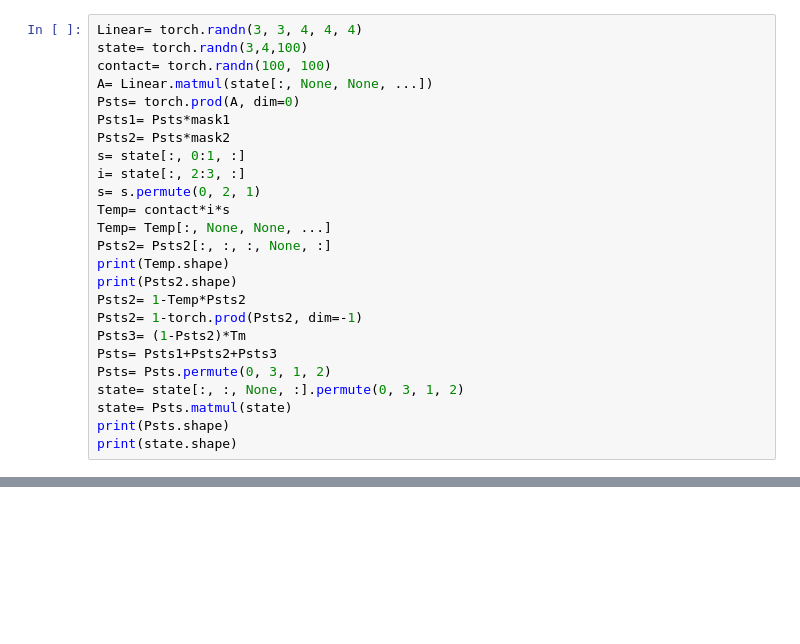
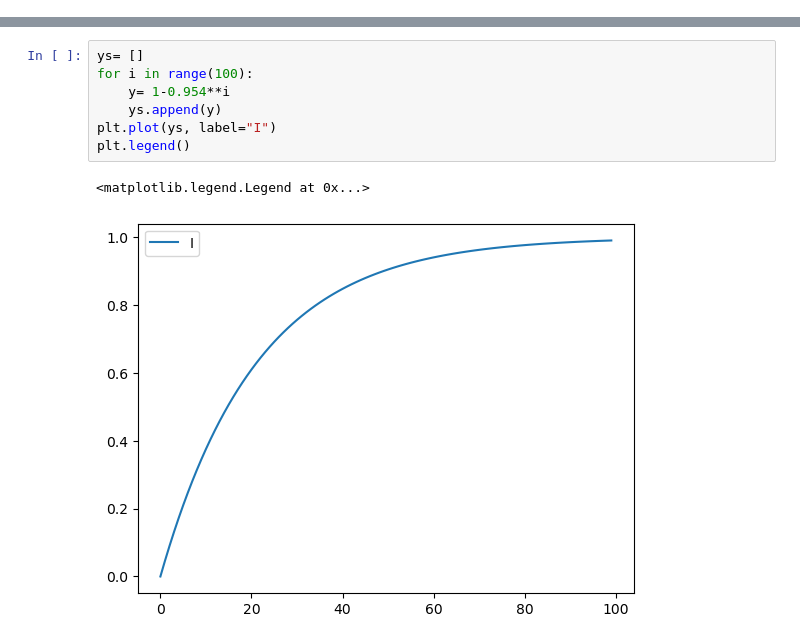
Before and after one commit to bizhili/Epi_fit, a Jupyter notebook: 10_1_epis_fit/script/test31.ipynb, the cells around one changed output, grey strips where cells are left out. Drawn from its saved outputs; the diff is of its cells as text; blank space fills up the shorter version.

```diff
--- a/10_1_epis_fit/script/test31.ipynb
+++ b/10_1_epis_fit/script/test31.ipynb
@@ -140,25 +130,0 @@ plt.plot(staticSI, label="I")
-# %%
-Linear= torch.randn(3, 3, 4, 4, 4)
-state= torch.randn(3,4,100)
-contact= torch.randn(100, 100)
-A= Linear.matmul(state[:, None, None, ...])
-Psts= torch.prod(A, dim=0)
-Psts1= Psts*mask1
-Psts2= Psts*mask2
-s= state[:, 0:1, :]
-i= state[:, 2:3, :]
-s= s.permute(0, 2, 1)
-Temp= contact*i*s
-Temp= Temp[:, None, None, ...]
-Psts2= Psts2[:, :, :, None, :]
-print(Temp.shape)
-print(Psts2.shape)
-Psts2= 1-Temp*Psts2
-Psts2= 1-torch.prod(Psts2, dim=-1)
-Psts3= (1-Psts2)*Tm
-Psts= Psts1+Psts2+Psts3
-Psts= Psts.permute(0, 3, 1, 2)
-state= state[:, :, None, :].permute(0, 3, 1, 2)
-state= Psts.matmul(state)
-print(Psts.shape)
-print(state.shape)
@@ -204,0 +139,10 @@ NameError: name 'd' is not defined
+# %%
+ys= []
+for i in range(100):
+    y= 1-0.954**i
+    ys.append(y)
+plt.plot(ys, label="I")
+plt.legend()
+# %% [output]
+<matplotlib.legend.Legend at 0x...>
+[figure, added]
```
Also changed, not shown: parts of 11 cells of this notebook, 1 other file.
